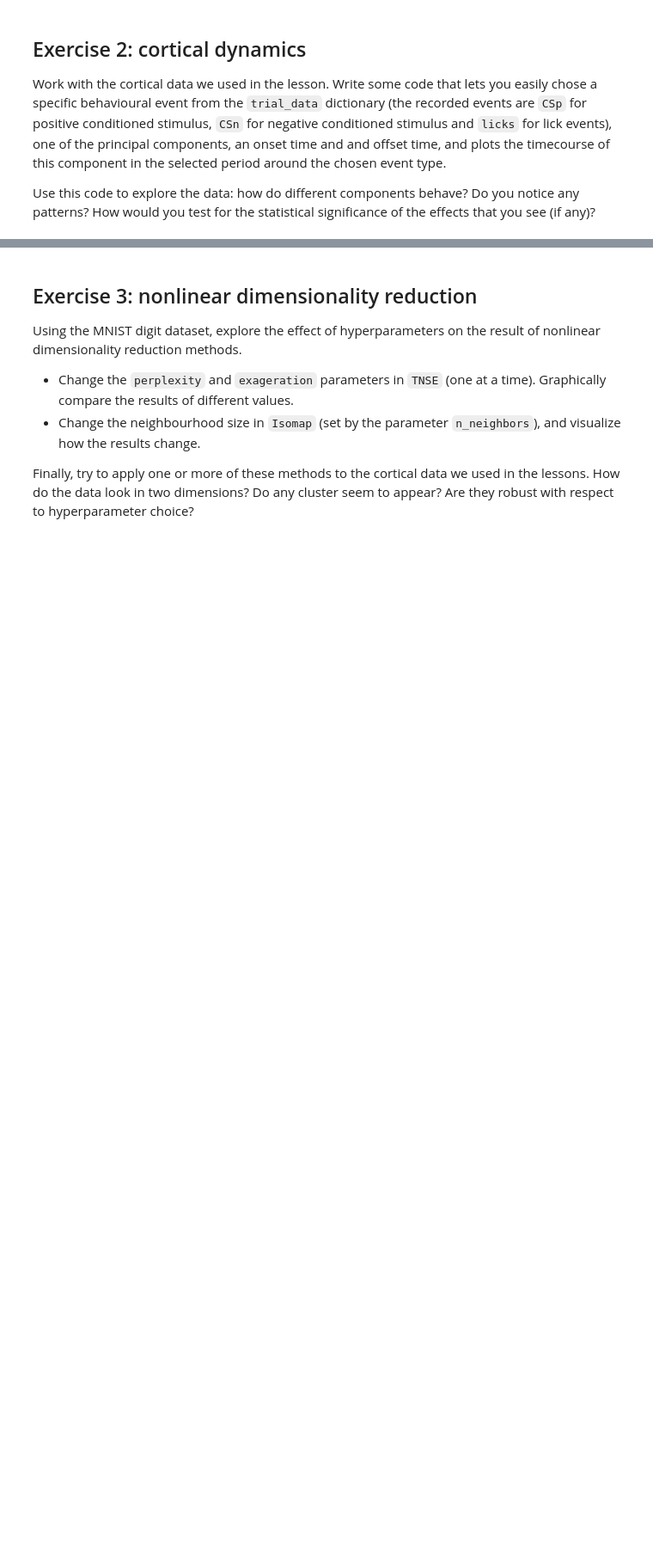
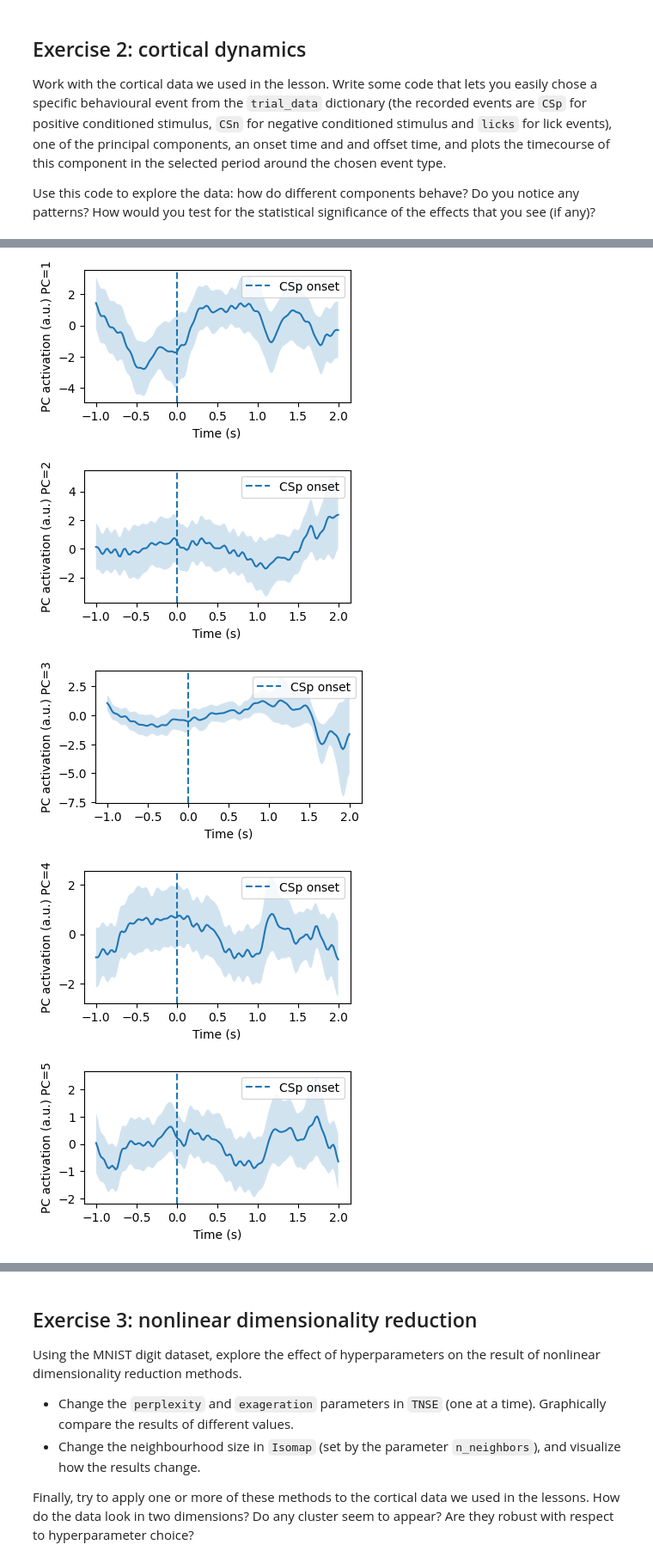
Before and after one commit to LoesG/neuroanalysis, a Jupyter notebook: population-methods-main/03-dimensionality-reduction/exercises.ipynb, the cells around one changed output, grey strips where cells are left out. Shown at 86% size. Saved outputs shown, nothing was run; the diff lists cells and outputs as text; code cells hidden in the pictures; blank space fills up the shorter version.

```diff
--- a/population-methods-main/03-dimensionality-reduction/exercises.ipynb
+++ b/population-methods-main/03-dimensionality-reduction/exercises.ipynb
@@ -16,0 +188,15 @@ Use this code to explore the data: how do different components behave? Do you no
+# %%
+start_time = -1.
+end_time = 2.
+event_csp = 'CSp'
+pc_numbers = [1, 2, 3, 4, 5, 6, 7, 8, 9, 10]
+framerate = 50.
+
+for num in pc_numbers:
+    mean, error = cortical_pc(X, trial_data, event_csp, num, start_time, end_time)
+# %% [output]
+[figure, added]
+[figure, added]
+[figure, added]
+[figure, added]
+[figure, added]
```
Also changed, not shown: parts of 18 cells of this notebook, 1 other file.
